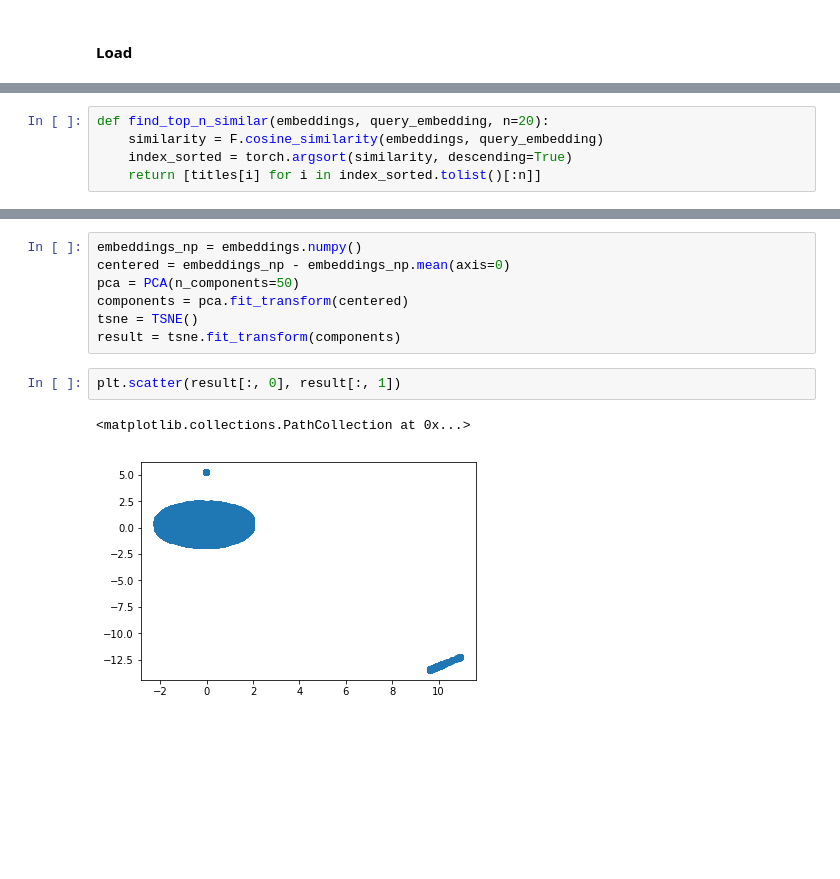
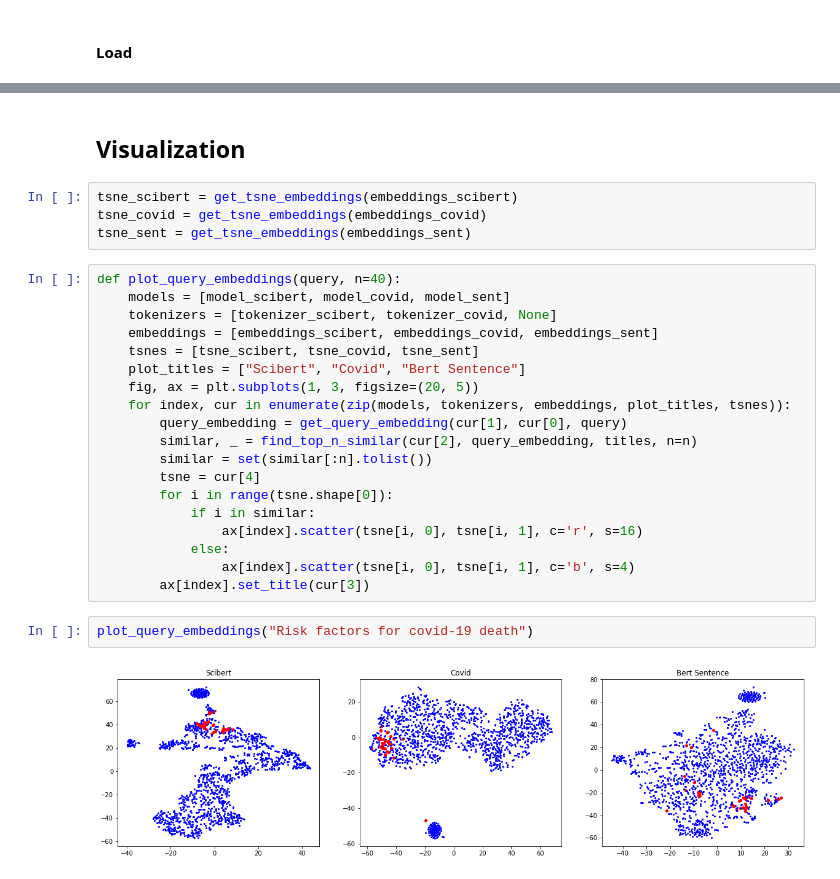
Before and after one commit to AndrejIvanov1/covid-19-challenge, a Jupyter notebook: Embeddings.ipynb, the cells around one changed output, grey strips where cells are left out. Cells and saved outputs as stored; diff of their text form; blank space fills up the shorter version.

Commit message:
Nice embeddings

```diff
--- a/Embeddings.ipynb
+++ b/Embeddings.ipynb
@@ -237,7 +123,2 @@ query_embedding_sent = torch.tensor(model_sent.encode([query]))
-# %%
-def find_top_n_similar(embeddings, query_embedding, n=20):
-    similarity = F.cosine_similarity(embeddings, query_embedding)
-    index_sorted = torch.argsort(similarity, descending=True)
-    return [titles[i] for i in index_sorted.tolist()[:n]]
 # %%
 n = 20
@@ -255,12 +196,29 @@ print(find_top_n_similar(embeddings_sent, query_embedding_sent, n=n))
-# %%
-embeddings_np = embeddings.numpy()
-centered = embeddings_np - embeddings_np.mean(axis=0)
-pca = PCA(n_components=50)
-components = pca.fit_transform(centered)
-tsne = TSNE()
-result = tsne.fit_transform(components)
-# %%
-plt.scatter(result[:, 0], result[:, 1])
-# %% [output]
-<matplotlib.collections.PathCollection at 0x...>
-[figure, removed]
+# %% [markdown]
+## Visualization
+# %%
+tsne_scibert = get_tsne_embeddings(embeddings_scibert)
+tsne_covid = get_tsne_embeddings(embeddings_covid)
+tsne_sent = get_tsne_embeddings(embeddings_sent)
+# %%
+def plot_query_embeddings(query, n=40):
+    models = [model_scibert, model_covid, model_sent]
+    tokenizers = [tokenizer_scibert, tokenizer_covid, None]
+    embeddings = [embeddings_scibert, embeddings_covid, embeddings_sent]
+    tsnes = [tsne_scibert, tsne_covid, tsne_sent]
+    plot_titles = ["Scibert", "Covid", "Bert Sentence"]
+    fig, ax = plt.subplots(1, 3, figsize=(20, 5))
+    for index, cur in enumerate(zip(models, tokenizers, embeddings, plot_titles, tsnes)):
+        query_embedding = get_query_embedding(cur[1], cur[0], query)
+        similar, _ = find_top_n_similar(cur[2], query_embedding, titles, n=n)
+        similar = set(similar[:n].tolist())
+        tsne = cur[4]
+        for i in range(tsne.shape[0]):
+            if i in similar:
+                ax[index].scatter(tsne[i, 0], tsne[i, 1], c='r', s=16)
+            else:
+                ax[index].scatter(tsne[i, 0], tsne[i, 1], c='b', s=4)
+        ax[index].set_title(cur[3])
+# %%
+plot_query_embeddings("Risk factors for covid-19 death")
+# %% [output]
+[figure, added]
```
Also changed, not shown: parts of 22 cells of this notebook.
